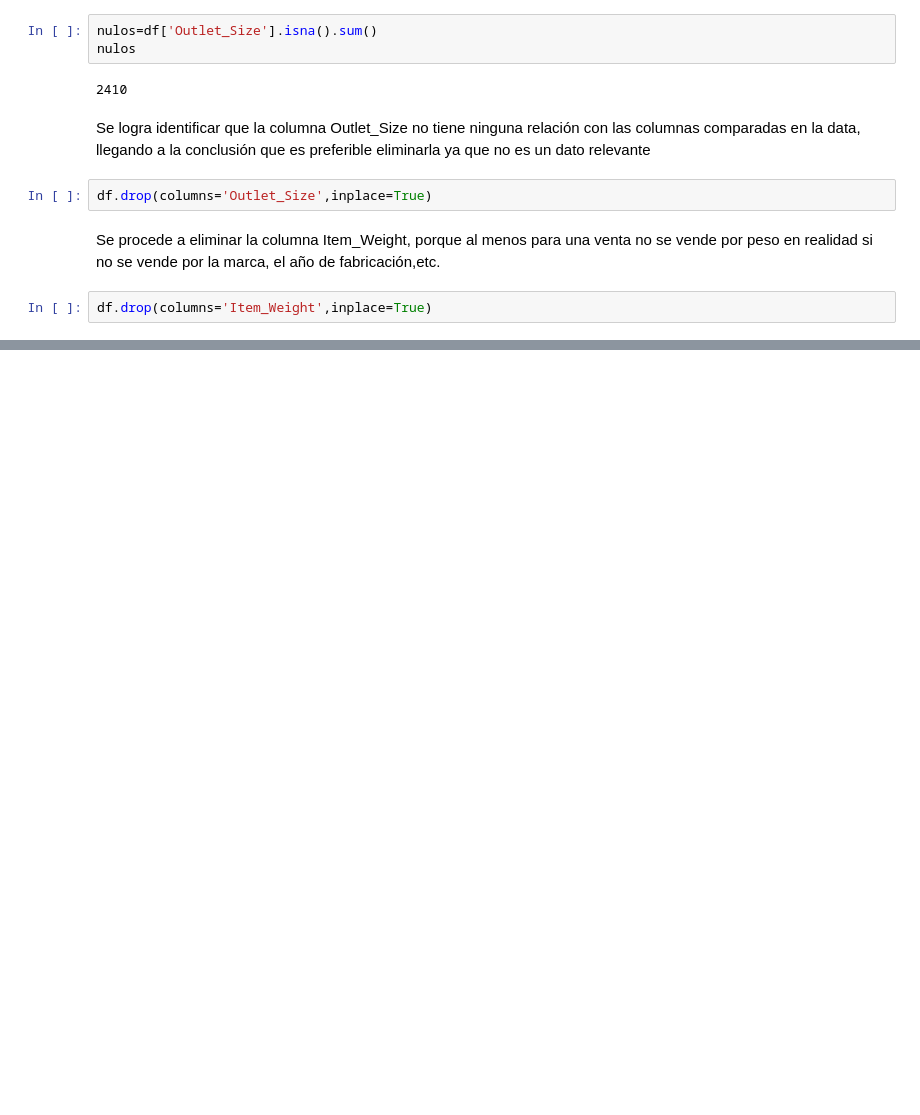
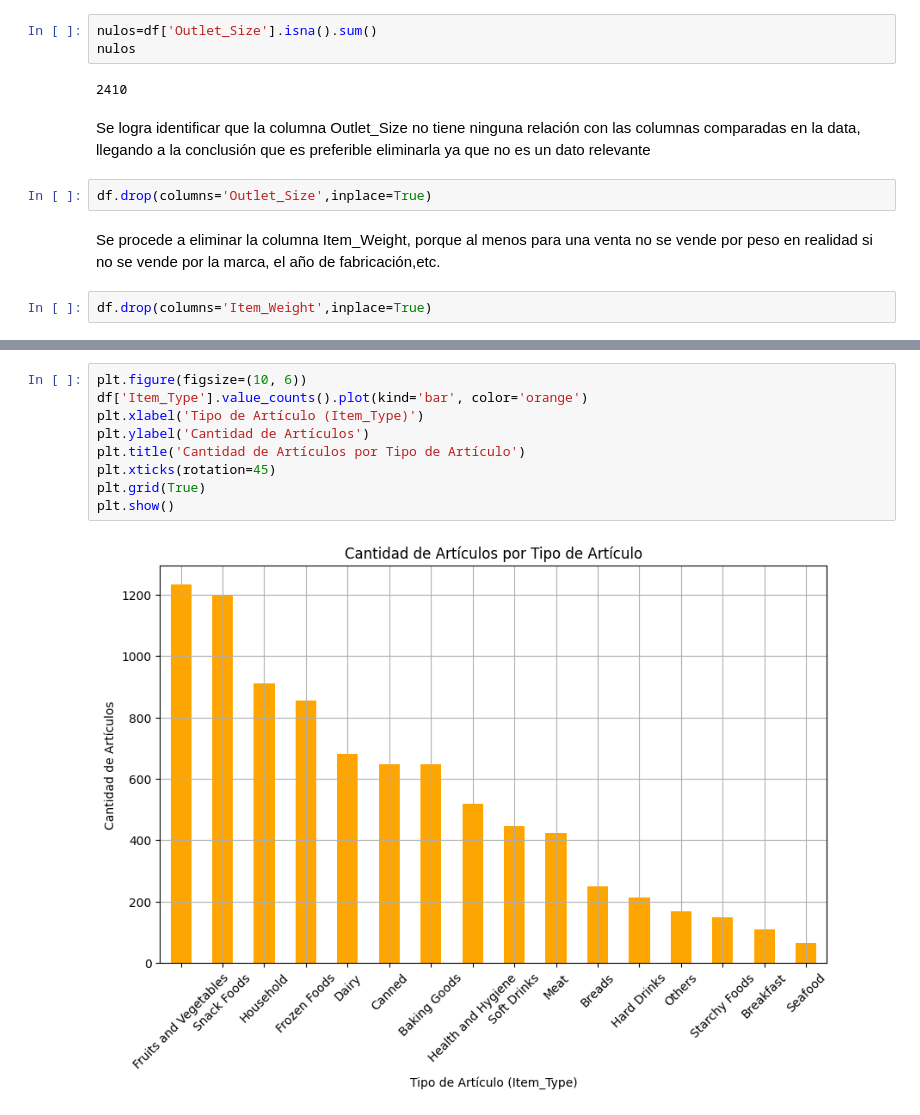
Before and after one commit to SusanMezaImata17/sales-predictions, a Jupyter notebook: sales_predictions.ipynb, the cells around one changed output, grey strips where cells are left out. Drawn from its saved outputs; the diff is of its cells as text; blank space fills up the shorter version.

```diff
--- a/sales_predictions.ipynb
+++ b/sales_predictions.ipynb
@@ -123,0 +148,11 @@ memory usage: 666.0+ KB
+# %%
+plt.figure(figsize=(10, 6))
+df['Item_Type'].value_counts().plot(kind='bar', color='orange')
+plt.xlabel('Tipo de Artículo (Item_Type)')
+plt.ylabel('Cantidad de Artículos')
+plt.title('Cantidad de Artículos por Tipo de Artículo')
+plt.xticks(rotation=45)
+plt.grid(True)
+plt.show()
+# %% [output]
+[figure, added]
```
Also changed, not shown: parts of 3 cells of this notebook.
